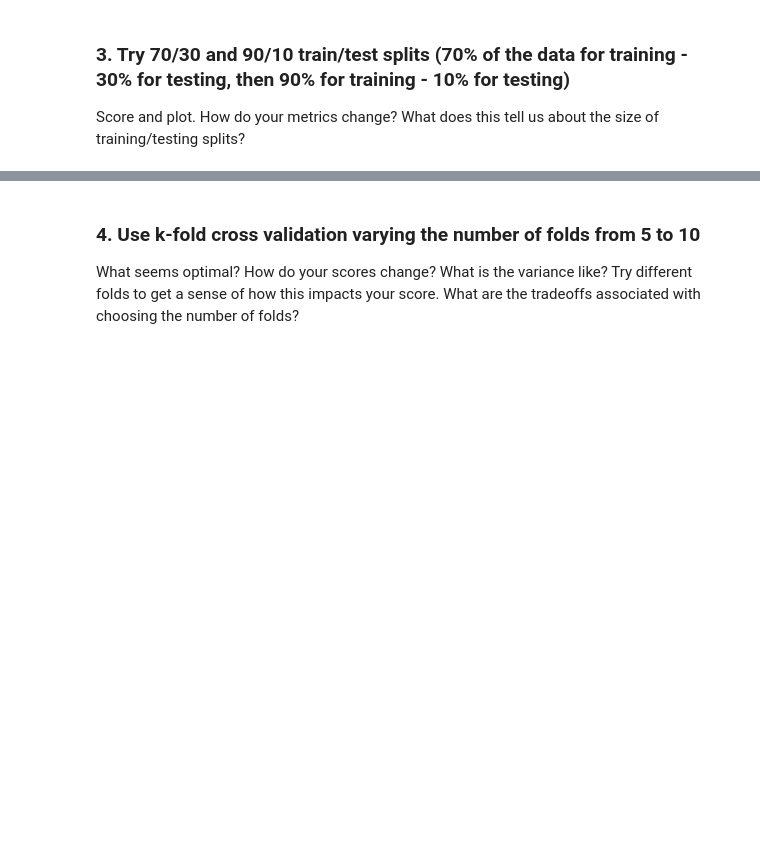
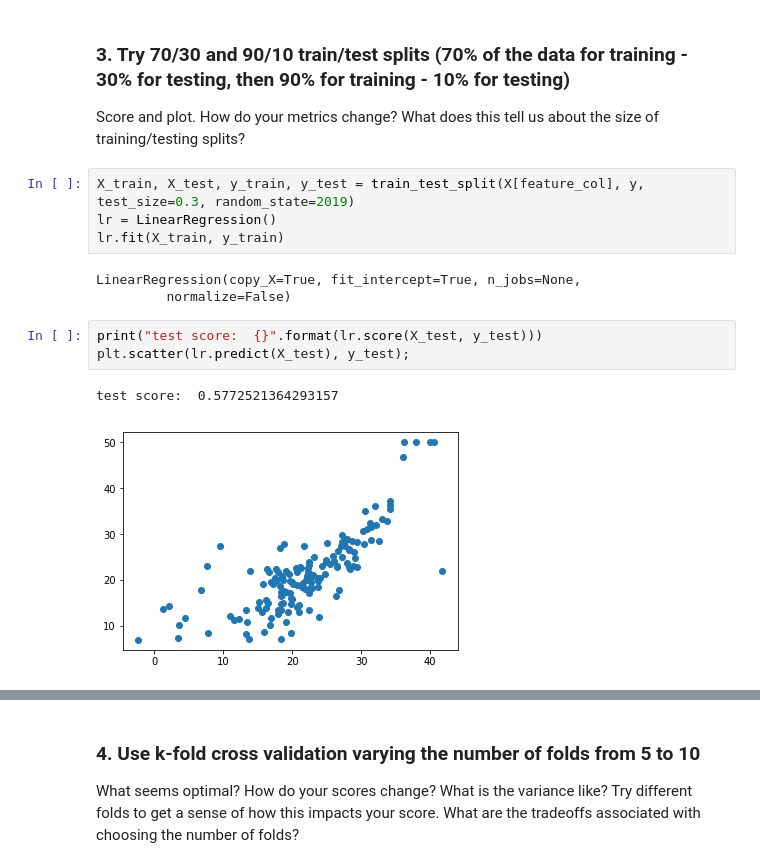
Before and after one commit to alphalex/DAT-06-24, a Jupyter notebook: projects/required/project-housing-data/linreg-and-knn/project-linreg-and-knn.ipynb, the cells around one changed output, grey strips where cells are left out. Drawn from its saved outputs; the diff is of its cells as text; blank space fills up the shorter version.

```diff
--- a/projects/required/project-housing-data/linreg-and-knn/project-linreg-and-knn.ipynb
+++ b/projects/required/project-housing-data/linreg-and-knn/project-linreg-and-knn.ipynb
@@ -100,3 +254,16 @@ Score and plot your predictions. What do these results tell us?
 # %% [markdown]
 ### 3. Try 70/30 and 90/10 train/test splits (70% of the data for training - 30% for testing, then 90% for training - 10% for testing)
 Score and plot. How do your metrics change? What does this tell us about the size of training/testing splits?
+# %%
+X_train, X_test, y_train, y_test = train_test_split(X[feature_col], y, test_size=0.3, random_state=2019)
+lr = LinearRegression()
+lr.fit(X_train, y_train)
+# %% [output]
+LinearRegression(copy_X=True, fit_intercept=True, n_jobs=None,
+         normalize=False)
+# %%
+print("test score:  {}".format(lr.score(X_test, y_test)))
+plt.scatter(lr.predict(X_test), y_test);
+# %% [output]
+test score:  0.5772521364293157
+[figure, added]
```
Also changed, not shown: parts of 25 cells of this notebook, 2 other files.
